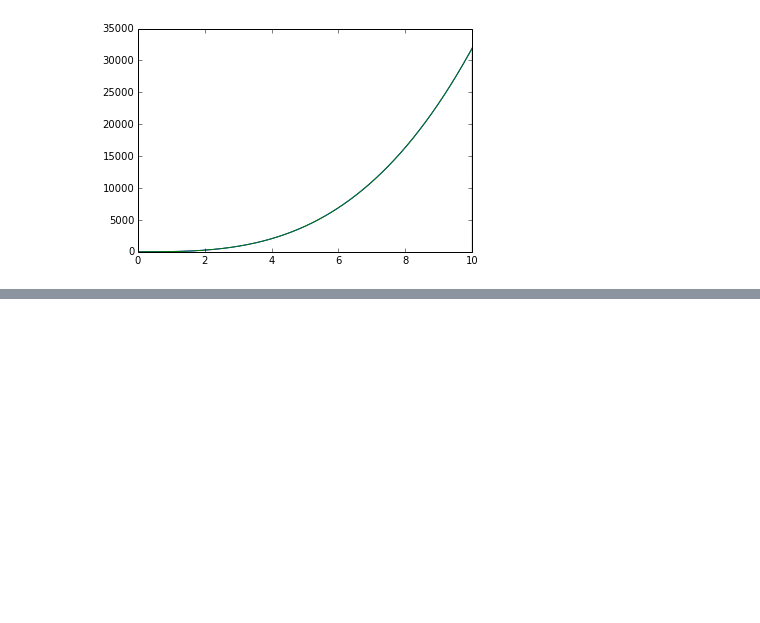
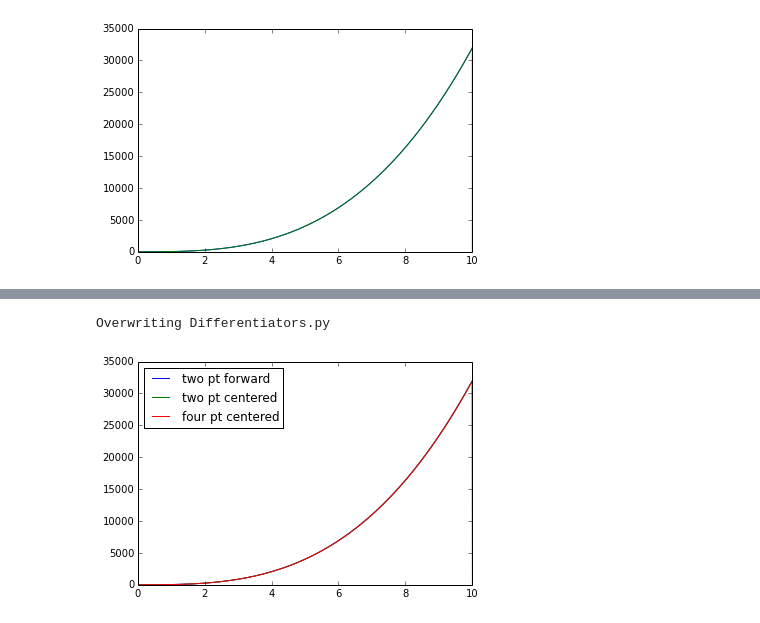
Before and after one commit to cspearso/PHYS202-S14, a Jupyter notebook: SciPy/DifferentiationExercises.ipynb, the cells around one changed output, grey strips where cells are left out. Drawn from its saved outputs; the diff is of its cells as text; code cells hidden in the pictures; blank space fills up the shorter version.

```diff
--- a/SciPy/DifferentiationExercises.ipynb
+++ b/SciPy/DifferentiationExercises.ipynb
@@ -155,0 +156,36 @@ plt.show()
+# %%
+%%file Differentiators.py
+
+import numpy as np
+
+def twoPtForwardDiff(x,y):
+    """ takes derivative using the slope between current and forward point
+    takes x and y(x)
+    """
+    dydx = np.zeros(y.shape,float)
+    dydx[0:-1] = np.diff(y)/np.diff(x)
+    dydx[-1] = (y[-1]-y[-2])/(x[-1]-x[-2])
+    return dydx
+
+def twoPtCenteredDiff(x,y):
+    """takes the derivative using slope from each side of point
+    takes x and y(x)
+    """
+    dydx = np.zeros(y.shape,float)
+    dydx[1:-1] = (y[2:] - y[:-2])/(x[2:]-x[:-2])
+    dydx[0] = (y[1]-y[0])/(x[1]-x[0])
+    dydx[-1] = (y[-1]-y[-2])/(x[-1]-x[-2])
+    return dydx
+
+def fourPtCenteredDiff(x,y):
+    """ takes derivative using fourpoints
+    takes x and y(x)
+    """
+    dydx = np.zeros(y.shape,float)
+    h = x[1]-x[0]
+    dydx[2:-2] = (y[0:-4] - 8*y[1:-3]+8*y[3:-1]-y[4:])/(12*x[1]-x[0])
+    dydx[0:2] = np.diff(y[0:2])/np.diff(x[0:2])
+    dydx[-2:-1] = (y[-2:-1]-y[-1:])/(x[-2:-1]-x[-1:])
+    return dydx
+# %% [output]
+Overwriting Differentiators.py
@@ -155,0 +194,13 @@ plt.show()
+# %%
+x = arange(0., 10.01, 0.01)
+y = 8*x**4+3*x
+a = twoPtForwardDiff(x,y)
+b = twoPtCenteredDiff(x,y)
+c = fourPtCenteredDiff(x,y)
+plt.plot(x, a, label='two pt forward')
+plt.plot(x, b, label='two pt centered')
+plt.plot(x, c, label='four pt centered')
+plt.legend(loc='best')
+plt.show()
+# %% [output]
+[figure, added]
```
Also changed, not shown: parts of 4 cells of this notebook, 4 other files.
